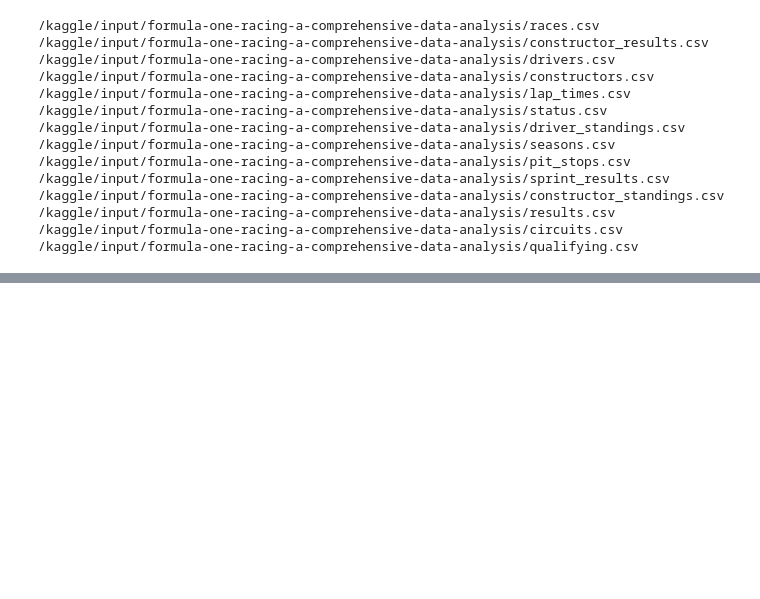
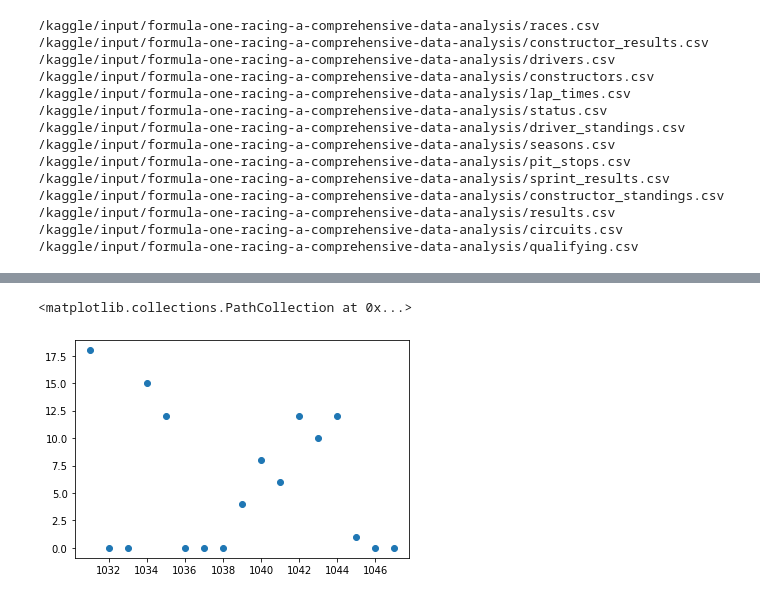
Before and after one commit to benjamin-milhet/F1_Machine_Learning, a Jupyter notebook: notebook5dc233bf8c.ipynb, the cells around one changed output, grey strips where cells are left out. Saved outputs shown, nothing was run; the diff lists cells and outputs as text; code cells hidden in the pictures; blank space fills up the shorter version.

Commit message:
Kaggle Notebook | F1_4A | Version 6

```diff
--- a/notebook5dc233bf8c.ipynb
+++ b/notebook5dc233bf8c.ipynb
@@ -39,0 +57,10 @@ dataResult = pd.read_csv("/kaggle/input/formula-one-racing-a-comprehensive-data-
+# %%
+dataResultLeclerc = dataResult[dataResult['driverId'] == 844] # On choisit le pilote Leclerc
+dataRace = pd.read_csv("/kaggle/input/formula-one-racing-a-comprehensive-data-analysis/races.csv")
+dataResultRaceLeclerc2020 = pd.merge(dataResultLeclerc,dataRace[['raceId', 'name', 'year', 'circuitId']],how='left',on='raceId')
+dataResultRaceLeclerc2020 = dataResultRaceLeclerc2020[dataResultRaceLeclerc2020['year'] == 2020] # On choisit la saison 2020
+
+plt.scatter(dataResultRaceLeclerc2020['raceId'], dataResultRaceLeclerc2020['points'])
+# %% [output]
+<matplotlib.collections.PathCollection at 0x...>
+[figure, added]
```
Also changed, not shown: parts of 3 cells of this notebook.
